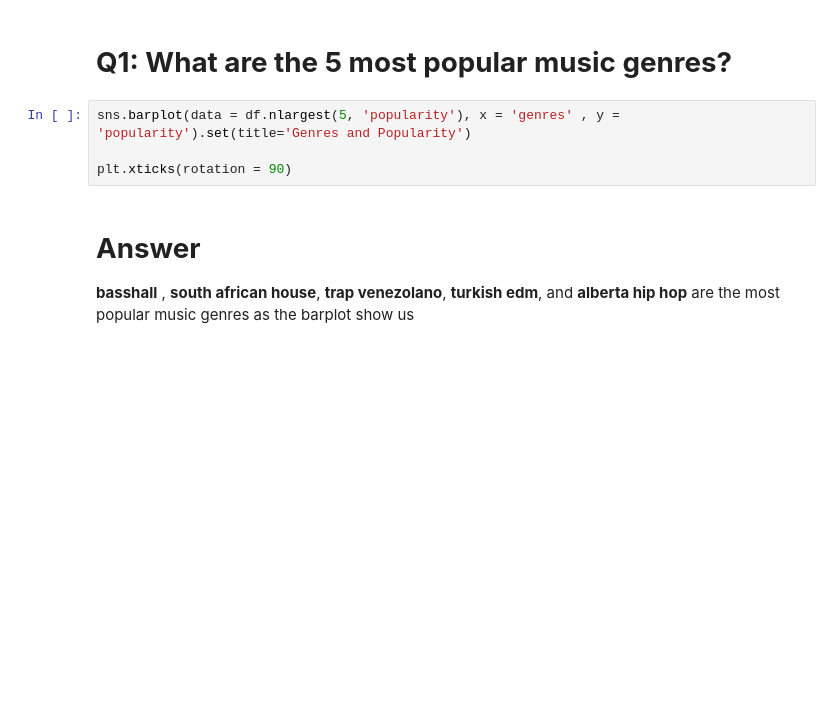
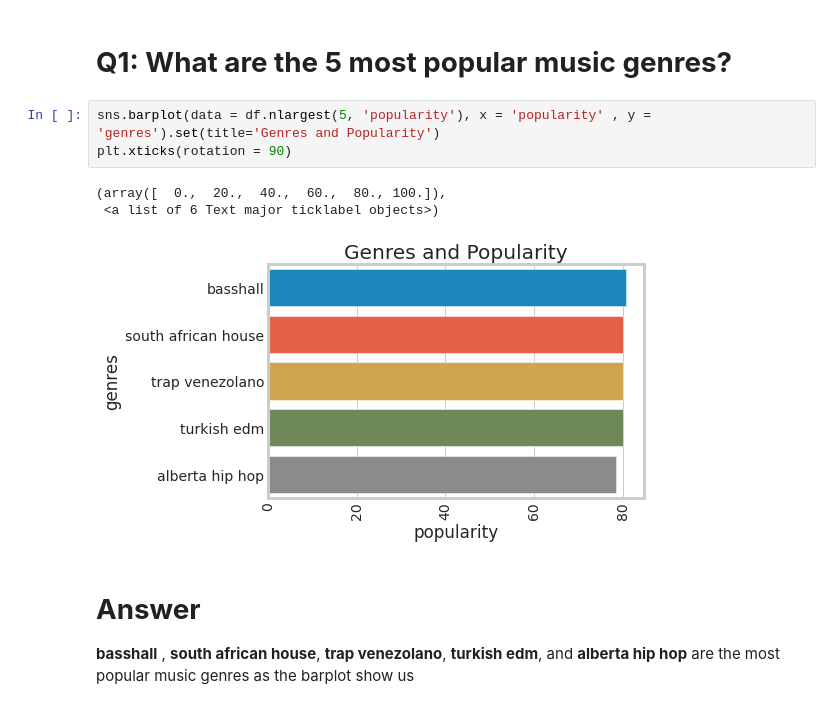
Before and after one commit to baher2000/Baher, a Jupyter notebook: Clustering_Mini-Project.ipynb, the cells around one changed output. Drawn from its saved outputs; the diff is of its cells as text; blank space fills up the shorter version.

```diff
--- a/Clustering_Mini-Project.ipynb
+++ b/Clustering_Mini-Project.ipynb
@@ -115,9 +191,12 @@ print(df.to_string())
 # %% [markdown]
 # **Q1: What are the 5 most popular music genres?**
 # %%
-sns.barplot(data = df.nlargest(5, 'popularity'), x = 'genres' , y = 'popularity').set(title='Genres and Popularity')
-
+sns.barplot(data = df.nlargest(5, 'popularity'), x = 'popularity' , y = 'genres').set(title='Genres and Popularity')
 plt.xticks(rotation = 90)
+# %% [output]
+(array([  0.,  20.,  40.,  60.,  80., 100.]),
+ <a list of 6 Text major ticklabel objects>)
+[figure, added]
 # %% [markdown]
 # **Answer**
 **basshall** , **south african house**, **trap venezolano**, **turkish edm**, and **alberta hip hop** are the most popular music genres as the barplot show us
```
Also changed, not shown: parts of 16 cells of this notebook.
